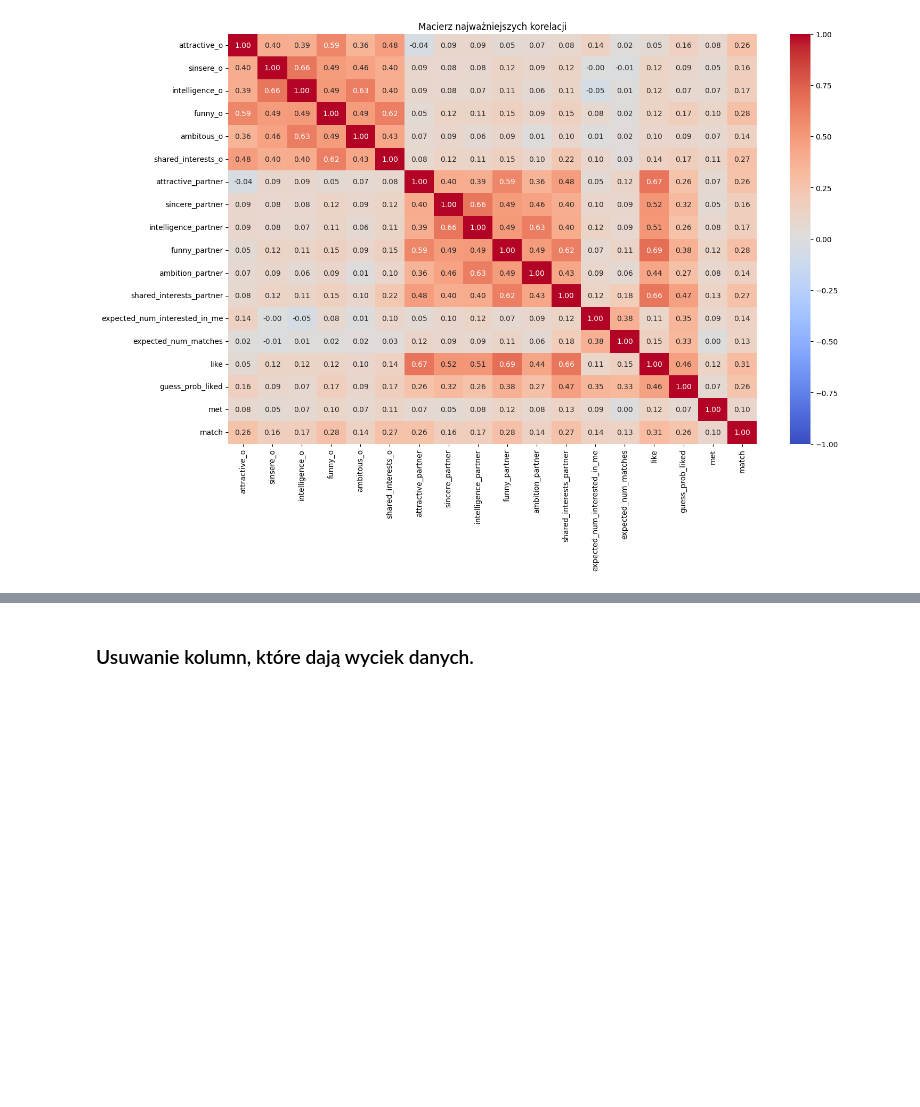
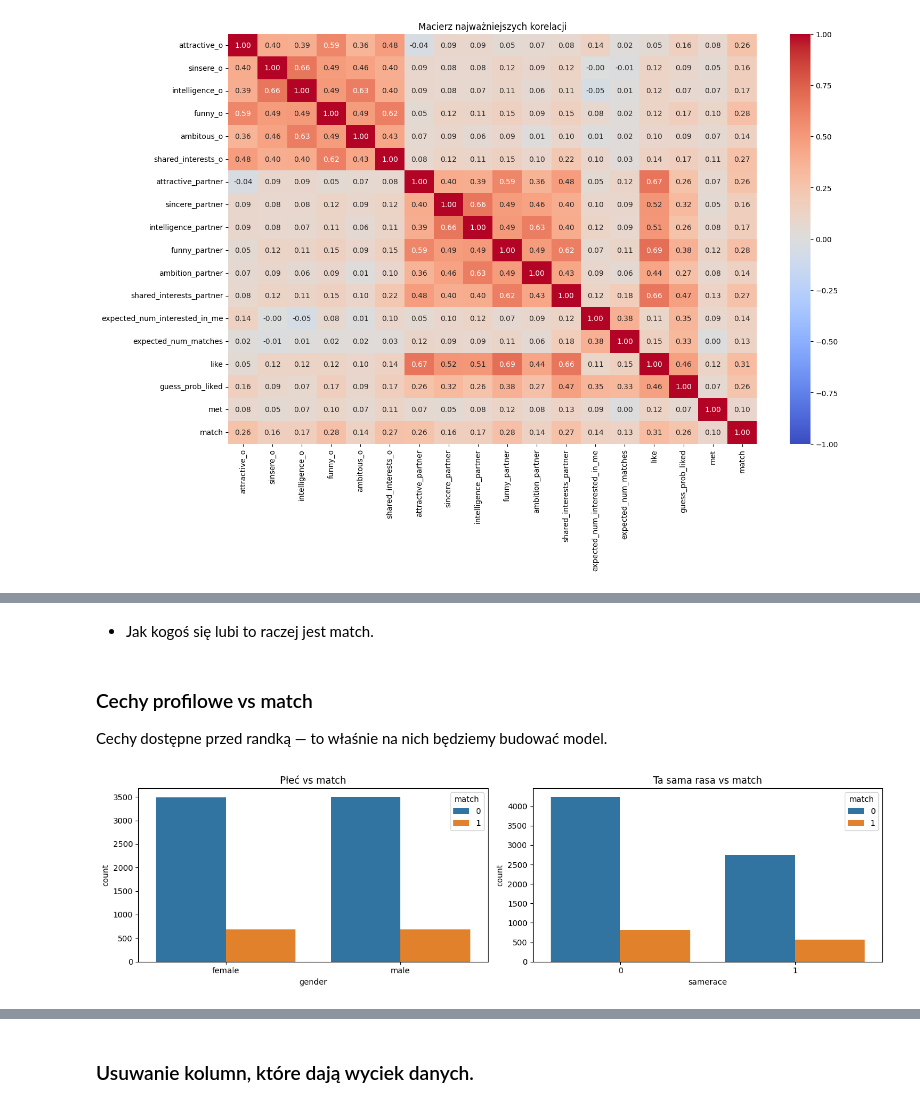
Before and after one commit to Zajecia-na-PWr-LR/lista6-dawidmuszynski1, a Jupyter notebook: SpeedDating.ipynb, the cells around one changed output, grey strips where cells are left out. Drawn from its saved outputs; the diff is of its cells as text; code cells hidden in the pictures; blank space fills up the shorter version.

```diff
--- a/SpeedDating.ipynb
+++ b/SpeedDating.ipynb
@@ -87,0 +138,19 @@ plt.show()
+# %% [markdown]
+- Jak kogoś się lubi to raczej jest match.
+# %% [markdown]
+### Cechy profilowe vs match
+
+Cechy dostępne przed randką — to właśnie na nich będziemy budować model.
+# %%
+fig, axes = plt.subplots(1, 2, figsize=(14, 4))
+
+sns.countplot(data=df, x="gender", hue="match", ax=axes[0])
+axes[0].set_title("Płeć vs match")
+
+sns.countplot(data=df, x="samerace", hue="match", ax=axes[1])
+axes[1].set_title("Ta sama rasa vs match")
+
+plt.tight_layout()
+plt.show()
+# %% [output]
+[figure, added]
```
Also changed, not shown: parts of 48 cells of this notebook.
